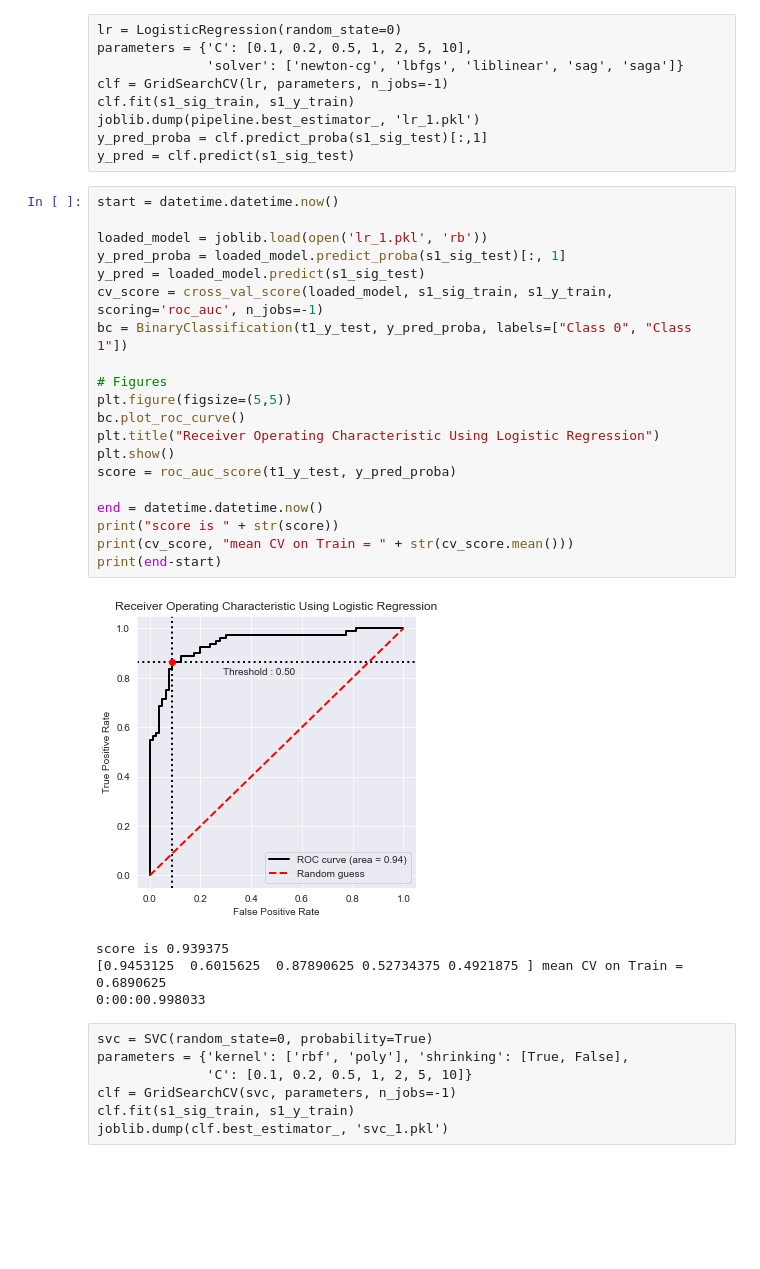
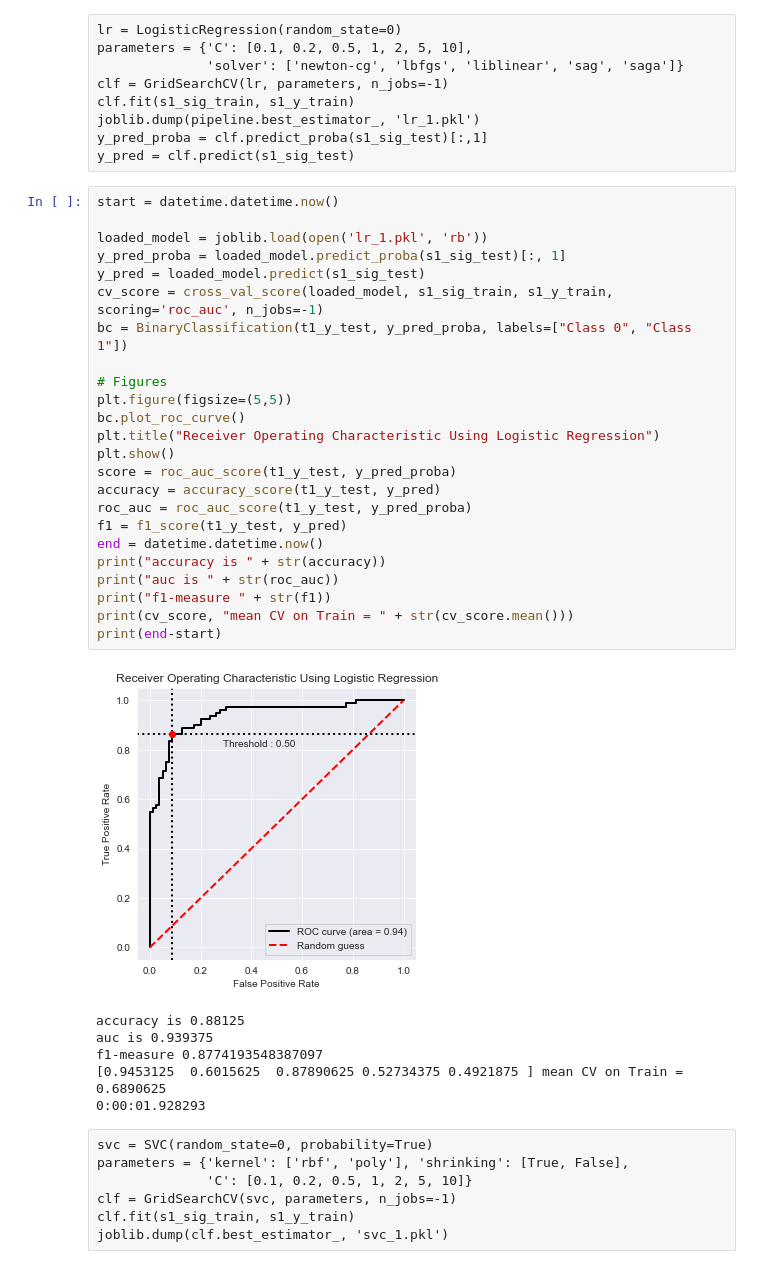
Before and after one commit to XiaoqiW09/M2R, a Jupyter notebook: Alcoholic EEG.ipynb, the cells around one changed output. Drawn from its saved outputs; the diff is of its cells as text; blank space fills up the shorter version.

```diff
--- a/Alcoholic EEG.ipynb
+++ b/Alcoholic EEG.ipynb
@@ -258,28 +275,34 @@ y_pred = clf.predict(s1_sig_test)
 # %%
 start = datetime.datetime.now()
 
 loaded_model = joblib.load(open('lr_1.pkl', 'rb'))
 y_pred_proba = loaded_model.predict_proba(s1_sig_test)[:, 1]
 y_pred = loaded_model.predict(s1_sig_test)
 cv_score = cross_val_score(loaded_model, s1_sig_train, s1_y_train, scoring='roc_auc', n_jobs=-1)
 bc = BinaryClassification(t1_y_test, y_pred_proba, labels=["Class 0", "Class 1"])
 
 # Figures
 plt.figure(figsize=(5,5))
 bc.plot_roc_curve()
 plt.title("Receiver Operating Characteristic Using Logistic Regression")
 plt.show()
 score = roc_auc_score(t1_y_test, y_pred_proba)
-
+accuracy = accuracy_score(t1_y_test, y_pred)
+roc_auc = roc_auc_score(t1_y_test, y_pred_proba)
+f1 = f1_score(t1_y_test, y_pred)
 end = datetime.datetime.now()
-print("score is " + str(score))
+print("accuracy is " + str(accuracy))
+print("auc is " + str(roc_auc))
+print("f1-measure " + str(f1))
 print(cv_score, "mean CV on Train = " + str(cv_score.mean()))
 print(end-start)
 # %% [output]
-[figure, old version]
+[figure, new version]
-score is 0.939375
+accuracy is 0.88125
+auc is 0.939375
+f1-measure 0.8774193548387097
 [0.9453125  0.6015625  0.87890625 0.52734375 0.4921875 ] mean CV on Train = 0.6890625
-0:00:00.998033
+0:00:01.928293
 # %% [raw]
 svc = SVC(random_state=0, probability=True)
 parameters = {'kernel': ['rbf', 'poly'], 'shrinking': [True, False],
```
Also changed, not shown: parts of 7 cells of this notebook, 3 other files.
